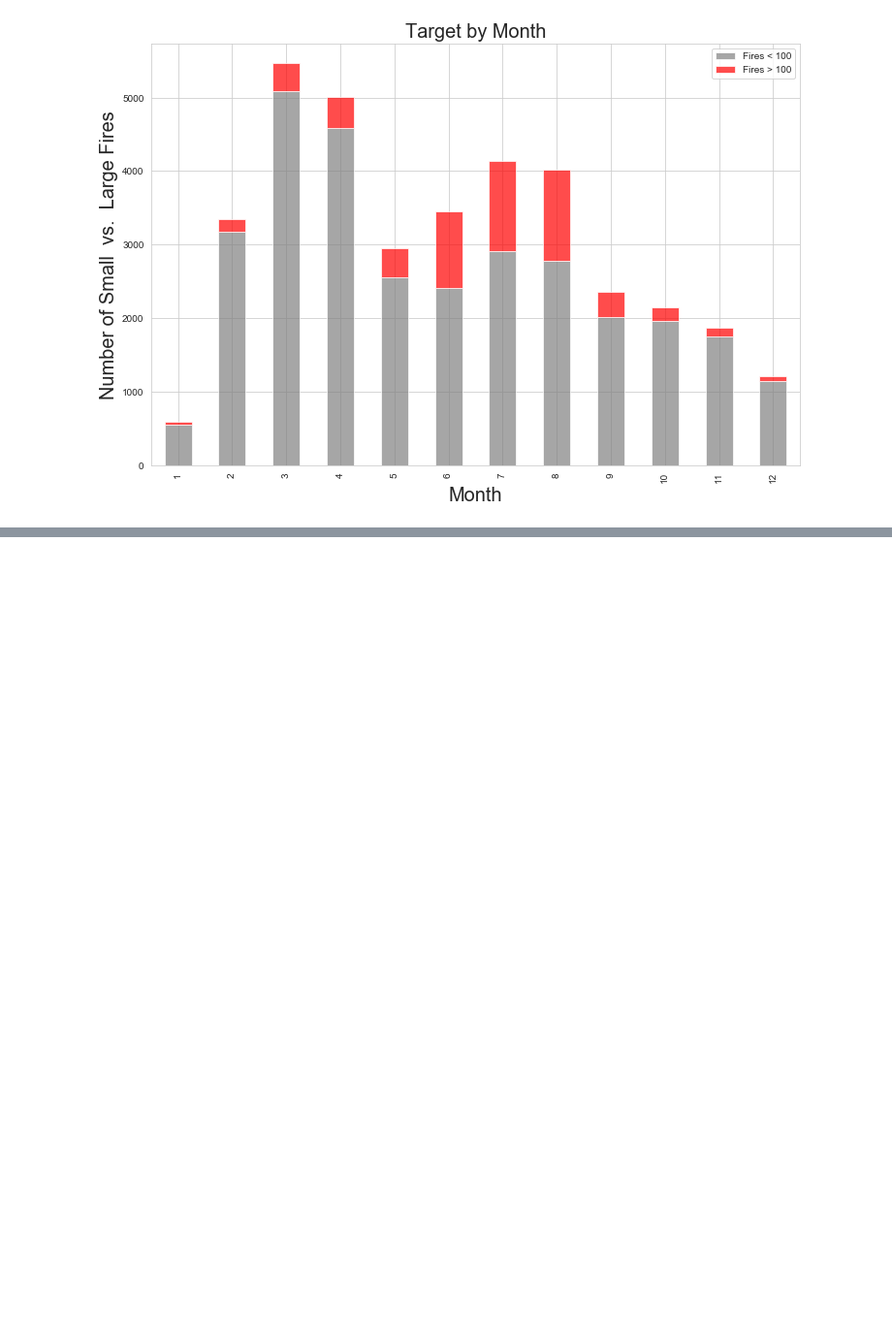
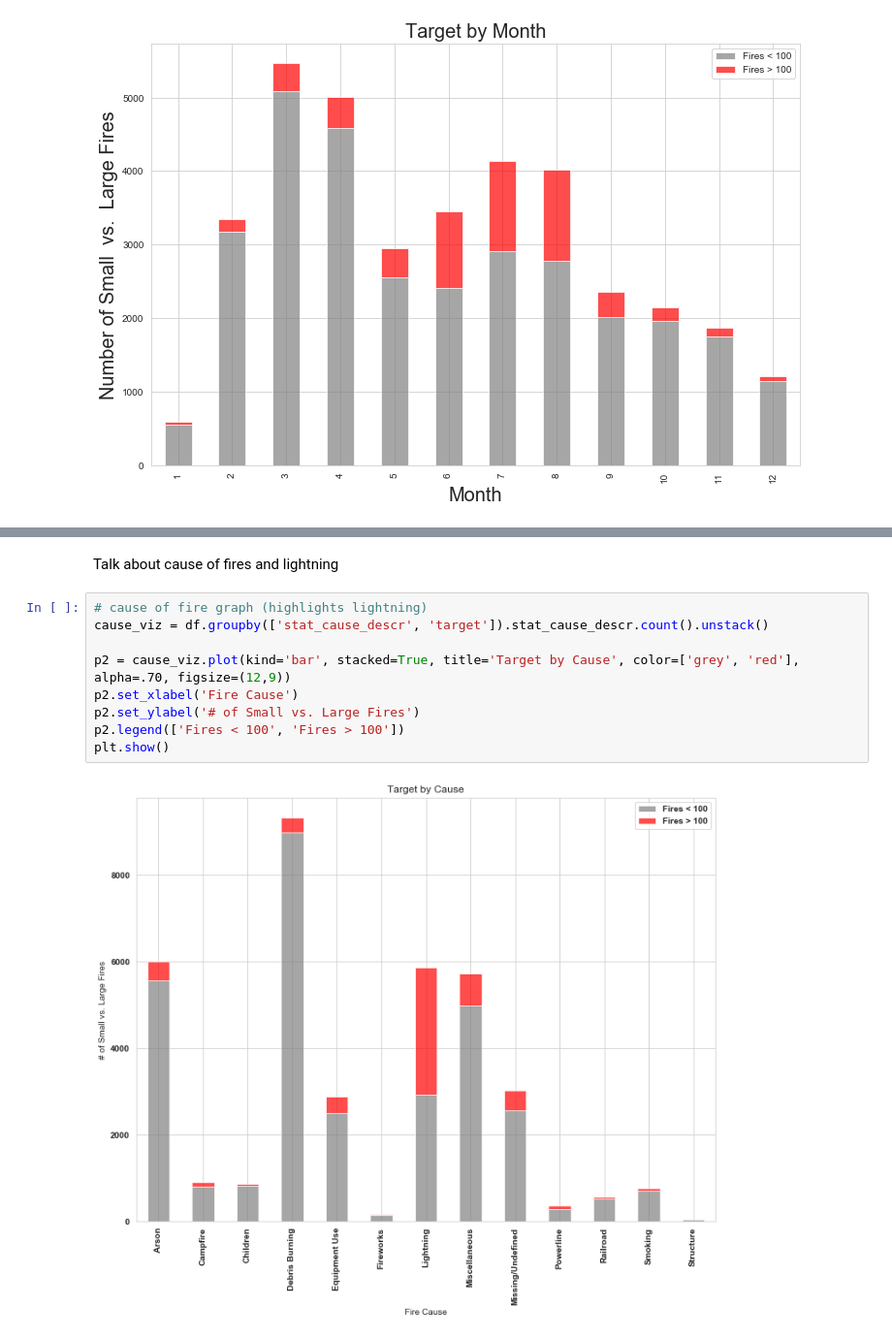
Before and after one commit to fernandez-justin/Forest_Fire_Classification, a Jupyter notebook: final_notebook.ipynb, the cells around one changed output, grey strips where cells are left out. Shown at 97% size. Cells and saved outputs as stored; diff of their text form; blank space fills up the shorter version.

```diff
--- a/final_notebook.ipynb
+++ b/final_notebook.ipynb
@@ -132 +182,14 @@ plt.show()
+# %% [markdown]
+Talk about cause of fires and lightning
+# %%
+# cause of fire graph (highlights lightning)
+cause_viz = df.groupby(['stat_cause_descr', 'target']).stat_cause_descr.count().unstack()
+
+p2 = cause_viz.plot(kind='bar', stacked=True, title='Target by Cause', color=['grey', 'red'], alpha=.70, figsize=(12,9))
+p2.set_xlabel('Fire Cause')
+p2.set_ylabel('# of Small vs. Large Fires')
+p2.legend(['Fires < 100', 'Fires > 100'])
+plt.show()
+# %% [output]
+[figure, added]
 # %%
```
Also changed, not shown: parts of 13 cells of this notebook, 3 other files.
